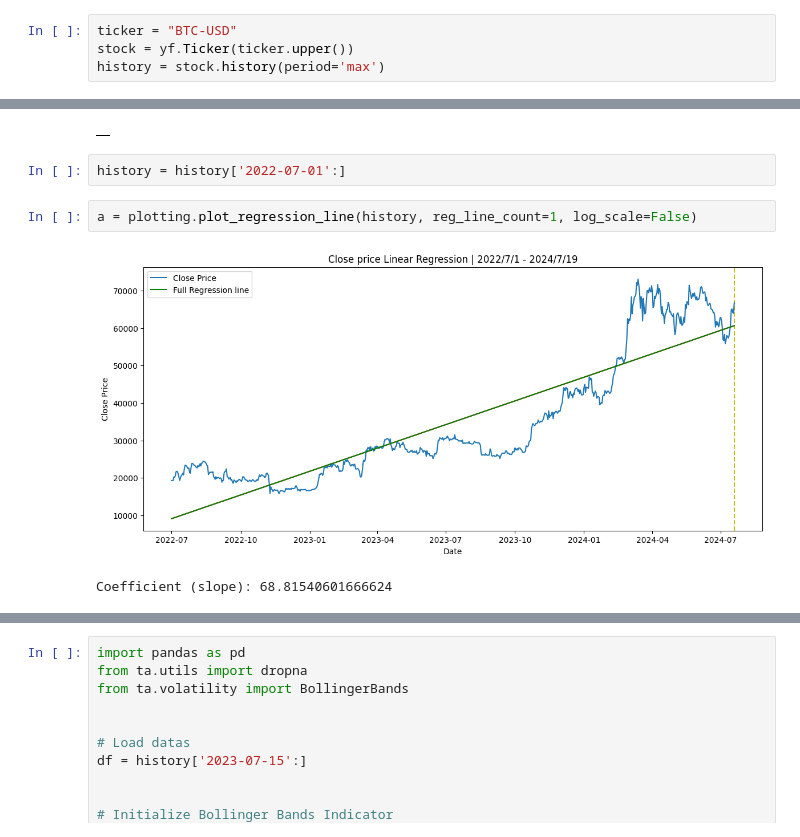
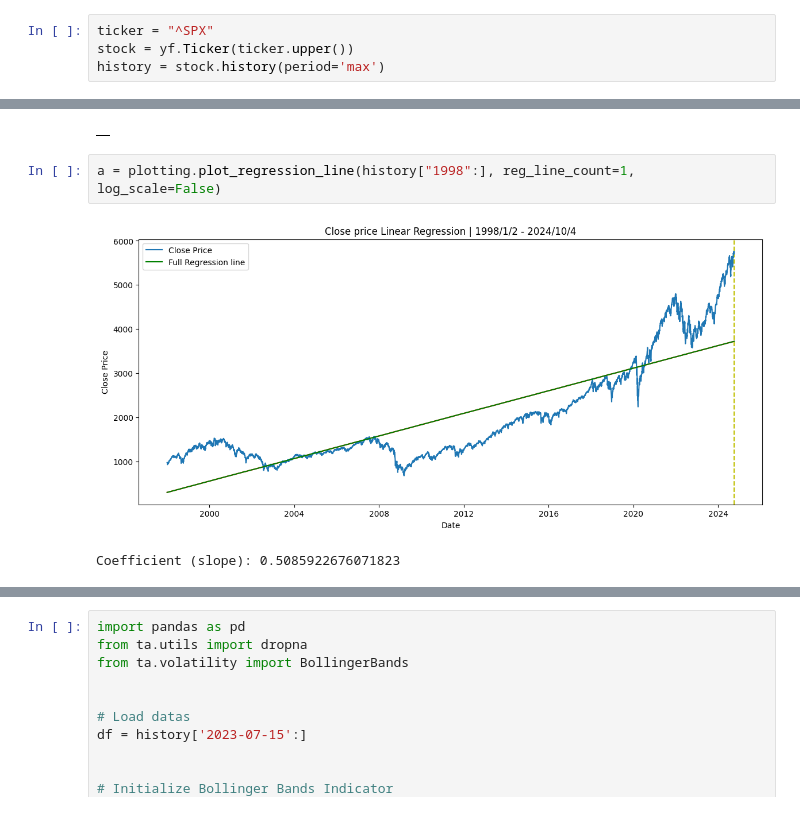
Before and after one commit to ivandimitrovkyulev/Notebooks, a Jupyter notebook: sample/analyses.ipynb, the cells around one changed output, grey strips where cells are left out. Drawn from its saved outputs; the diff is of its cells as text.

```diff
--- a/sample/analyses.ipynb
+++ b/sample/analyses.ipynb
@@ -9,7 +9,7 @@ from src import utils, plotting
 warnings.filterwarnings('ignore')
 pd.set_option('display.float_format', '{:,.2f}'.format)
 # %%
-ticker = "BTC-USD"
+ticker = "^SPX"
 stock = yf.Ticker(ticker.upper())
 history = stock.history(period='max')
 # %%
@@ -56,11 +56,9 @@ stock.cash_flow
 stock.balance_sheet
 # %% [output]
 |  |
-# %%
-history = history['2022-07-01':]
 # %%
-a = plotting.plot_regression_line(history, reg_line_count=1, log_scale=False)
+a = plotting.plot_regression_line(history["1998":], reg_line_count=1, log_scale=False)
 # %% [output]
-[figure, old version]
+[figure, new version]
-Coefficient (slope): 68.81540601666624
+Coefficient (slope): 0.5085922676071823
 # %%
```
Also changed, not shown: parts of 6 cells of this notebook, 6 other files.
